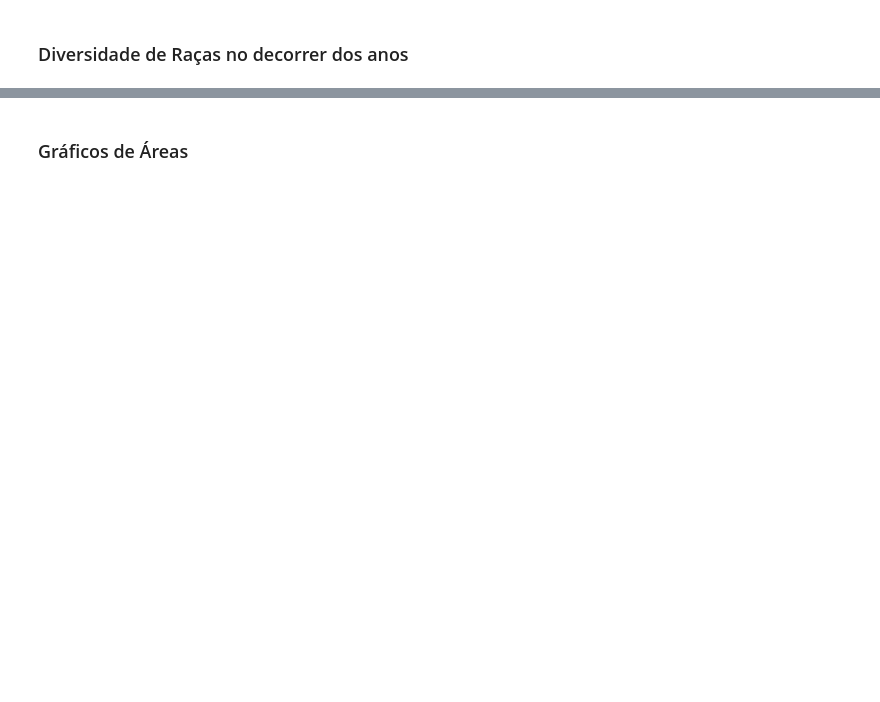
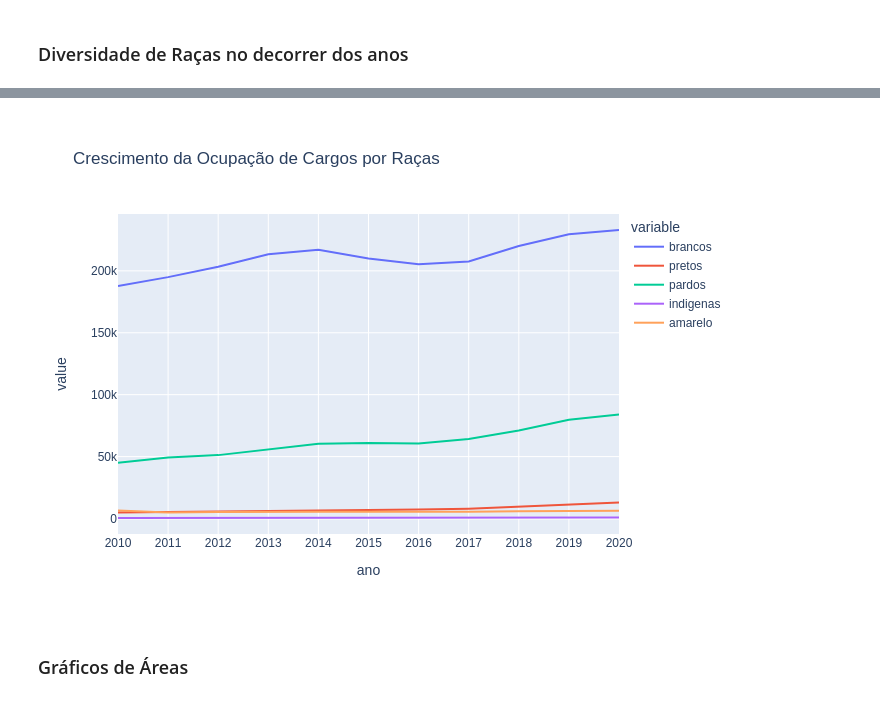
Before and after one commit to Mexazonic/HC_RAIS_ANALISE, a Jupyter notebook: [HC]Analise_RAIS.ipynb, the cells around one changed output, grey strips where cells are left out. Saved outputs shown, nothing was run; the diff lists cells and outputs as text; code cells hidden in the pictures; blank space fills up the shorter version.

```diff
--- a/[HC]Analise_RAIS.ipynb
+++ b/[HC]Analise_RAIS.ipynb
@@ -267,5 +281,7 @@ fig.update_xaxes(
     dtick="M1",
     tickformat="%b\n%Y",
     ticklabelmode="period")
-fig.show()
+#fig.show()
+fig.write_image('./images/' + ano + 'line_plot.png')
+Image(filename='./images/' + ano + 'line_plot.png')
 # %% [output]
@@ -273,3 +288,4 @@ fig.show()
+[figure, added]
 # %% [markdown]
 ### Gráficos de Áreas
 # %%
```
Also changed, not shown: parts of 8 cells of this notebook.
